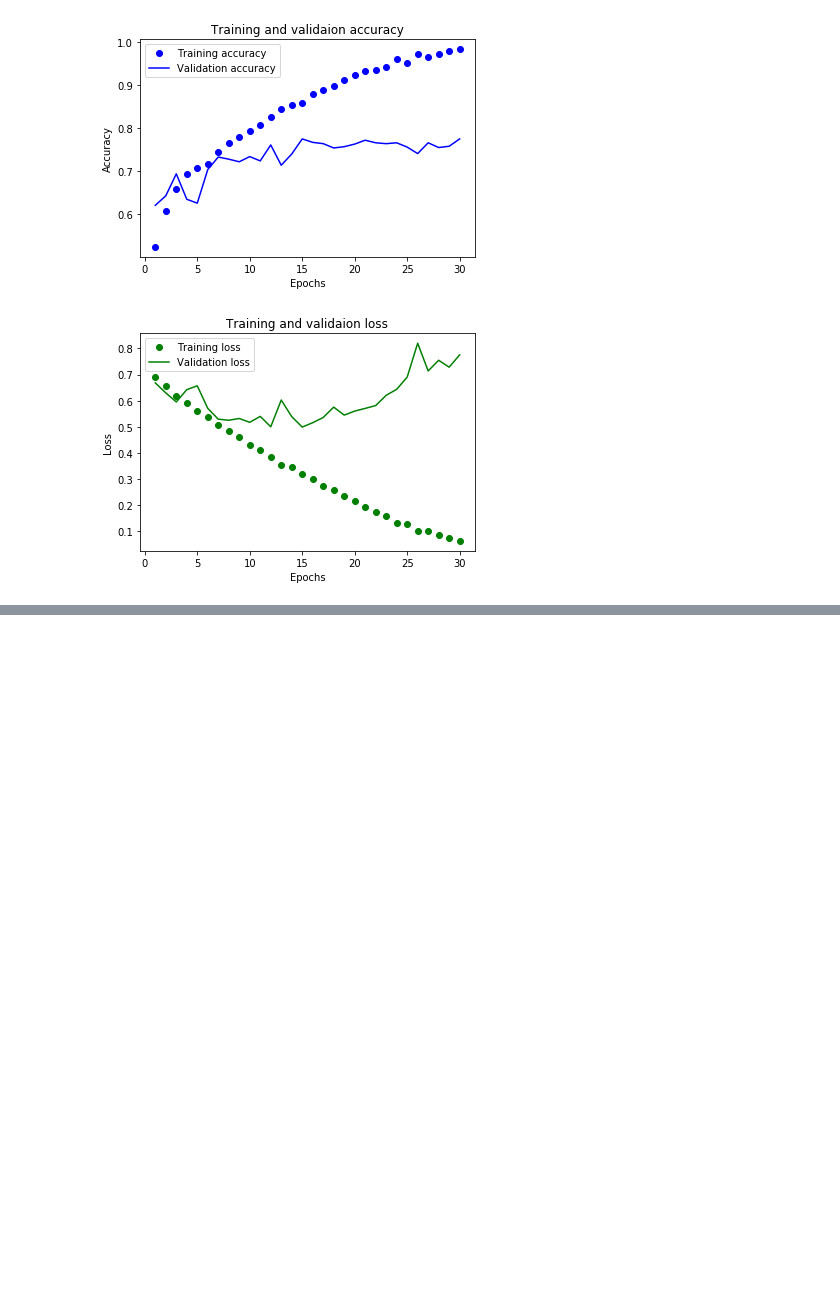
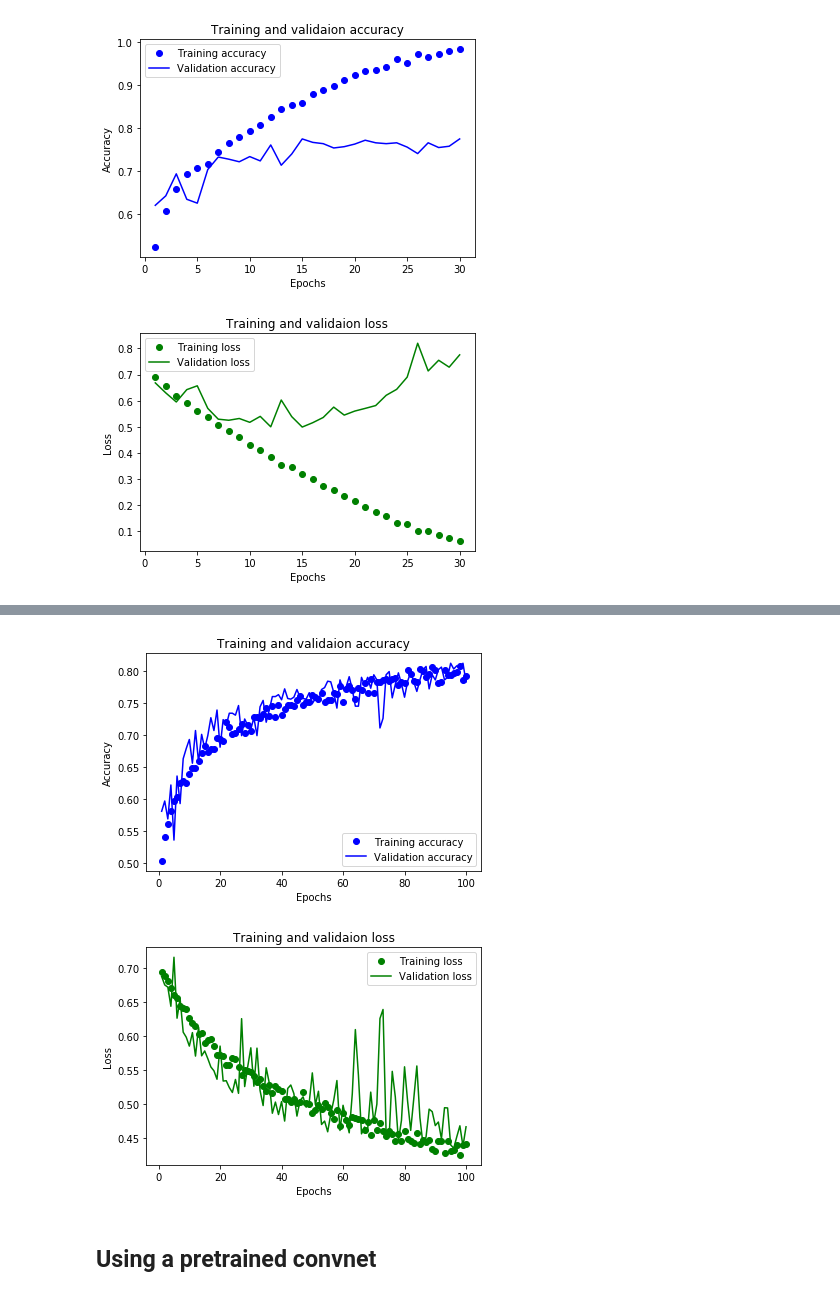
Before and after one commit to Miffka/Chollet_DL, a Jupyter notebook: Chapter5_DeepLearning4CV.ipynb, the cells around one changed output, grey strips where cells are left out. Drawn from its saved outputs; the diff is of its cells as text; code cells hidden in the pictures; blank space fills up the shorter version.

```diff
--- a/Chapter5_DeepLearning4CV.ipynb
+++ b/Chapter5_DeepLearning4CV.ipynb
@@ -395,0 +559,11 @@ plt.show()
+# %%
+''' Train the model '''
+
+history = model.fit_generator(
+    train_generator,
+    steps_per_epoch=100,
+    epochs=100,
+    validation_data=validation_generator,
+    validation_steps=50)
+
+model.save('cats_and_dogs_small_augmented.h5')
@@ -395,0 +588,32 @@ plt.show()
+# %%
+import matplotlib.pyplot as plt
+
+acc = history.history['acc']
+val_acc = history.history['val_acc']
+loss = history.history['loss']
+val_loss = history.history['val_loss']
+
+epochs = range(1, len(acc) + 1)
+
+plt.plot(epochs, acc, 'bo', label='Training accuracy')
+plt.plot(epochs, val_acc, 'b', label='Validation accuracy')
+plt.title('Training and validaion accuracy')
+plt.xlabel('Epochs')
+plt.ylabel('Accuracy')
+plt.legend()
+
+plt.figure()
+
+plt.plot(epochs, loss, 'go', label='Training loss')
+plt.plot(epochs, val_loss, 'g', label='Validation loss')
+plt.title('Training and validaion loss')
+plt.xlabel('Epochs')
+plt.ylabel('Loss')
+plt.legend()
+
+plt.show()
+# %% [output]
+[figure, added]
+[figure, added]
+# %% [markdown]
+## Using a pretrained convnet
```
Also changed, not shown: parts of 60 cells of this notebook, 18 other files.
